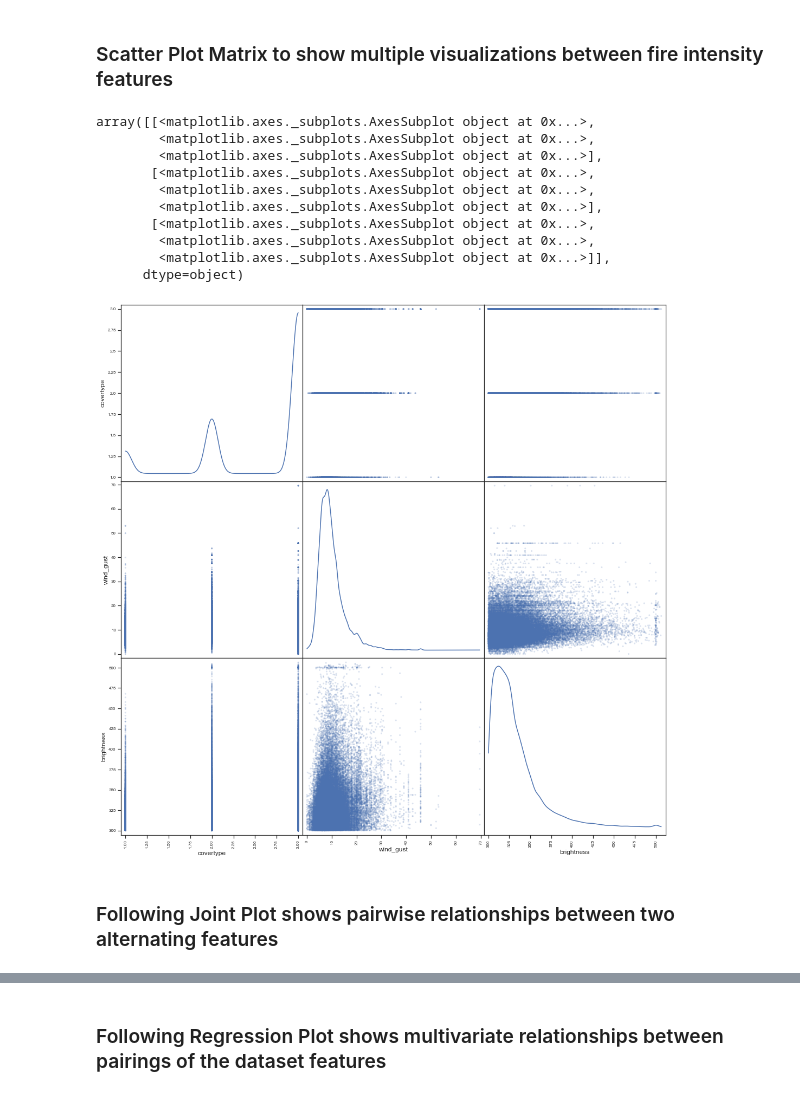
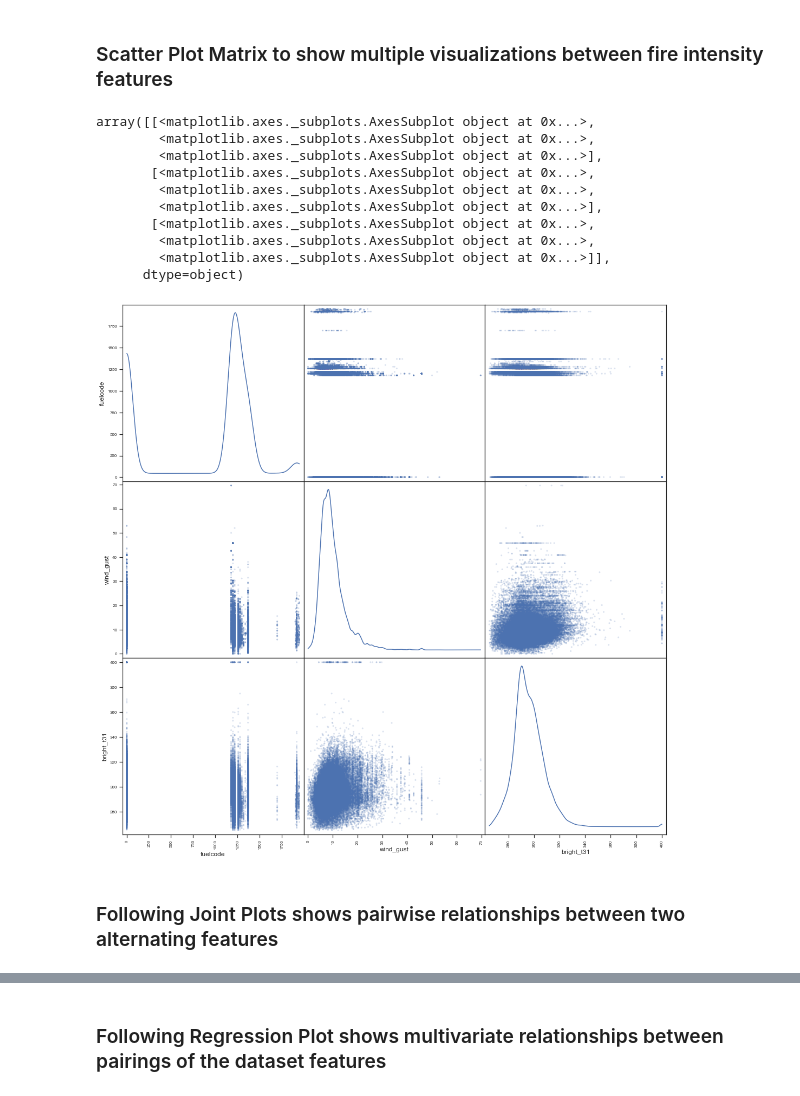
Before and after one commit to NahidGithub/Predicting-Wildfires, a Jupyter notebook: notebooks/Fire Intensity-Statistical Analysis-Production Code.ipynb, the cells around one changed output, grey strips where cells are left out. Drawn from its saved outputs; the diff is of its cells as text; code cells hidden in the pictures.

```diff
--- a/notebooks/Fire Intensity-Statistical Analysis-Production Code.ipynb
+++ b/notebooks/Fire Intensity-Statistical Analysis-Production Code.ipynb
@@ -271,22 +310,22 @@ emstat_west['covertype'].plot(kind='kde')
 # %% [markdown]
 ### Scatter Plot Matrix to show multiple visualizations between fire intensity features
 # %%
-areas = emstat_west[['covertype','wind_gust','brightness']]
+areas = emstat_west[['fuelcode','wind_gust','bright_t31']]
 scatter_matrix(areas, alpha=0.2, figsize=(18,18), diagonal='kde')
 # %% [output]
 array([[<matplotlib.axes._subplots.AxesSubplot object at 0x...>,
         <matplotlib.axes._subplots.AxesSubplot object at 0x...>,
         <matplotlib.axes._subplots.AxesSubplot object at 0x...>],
        [<matplotlib.axes._subplots.AxesSubplot object at 0x...>,
         <matplotlib.axes._subplots.AxesSubplot object at 0x...>,
         <matplotlib.axes._subplots.AxesSubplot object at 0x...>],
        [<matplotlib.axes._subplots.AxesSubplot object at 0x...>,
         <matplotlib.axes._subplots.AxesSubplot object at 0x...>,
         <matplotlib.axes._subplots.AxesSubplot object at 0x...>]],
       dtype=object)
-[figure, old version]
+[figure, new version]
 # %% [markdown]
-### Following Joint Plot shows pairwise relationships between two alternating features
+### Following Joint Plots shows pairwise relationships between two alternating features
 # %%
 g = sns.jointplot("prefire_fuel", "wind_speed", emstat_west)
 # %% [output]
```
Also changed, not shown: parts of 32 cells of this notebook.
